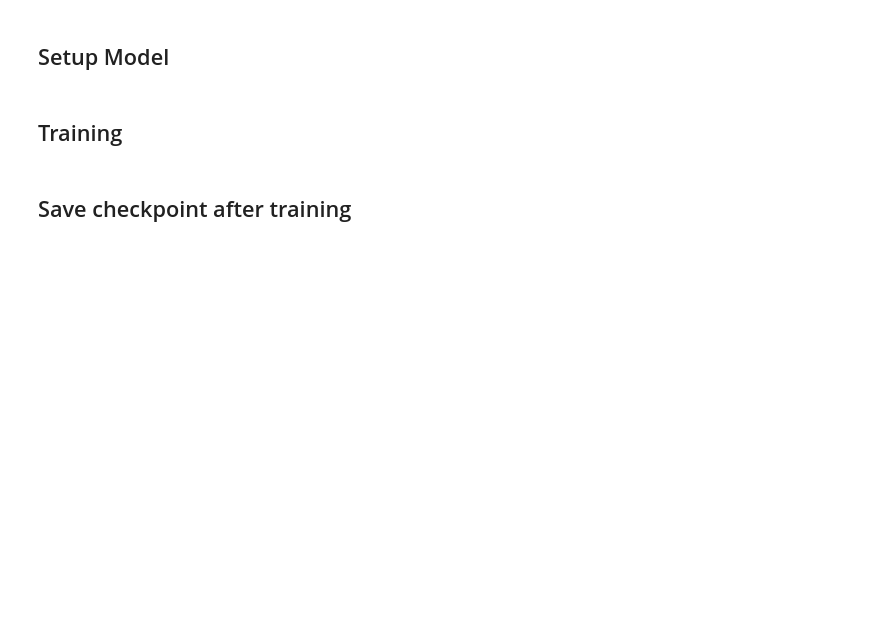
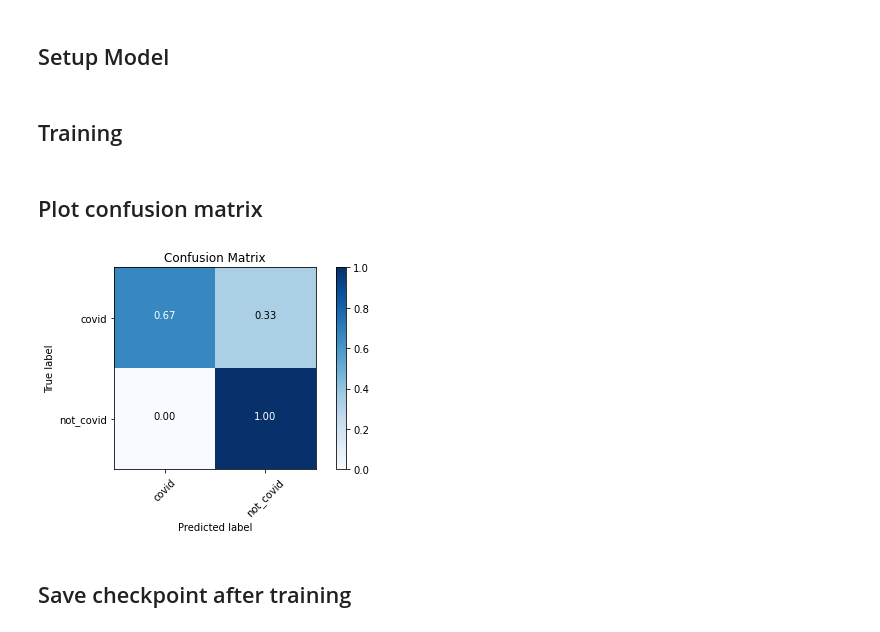
Before and after one commit to Klangio/covid-19-cough-classification, a Jupyter notebook: 002_training.ipynb, the cells around one changed output. Cells and saved outputs as stored; diff of their text form; code cells hidden in the pictures; blank space fills up the shorter version.

Commit message:
add Confusion Matrix

```diff
--- a/002_training.ipynb
+++ b/002_training.ipynb
@@ -172,6 +175,17 @@ writer.close()
 
 # open tensorboard
 # tensorboard --logdir logs
+# %% [markdown]
+## Plot confusion matrix
+# %%
+model.eval()
+with torch.no_grad():
+    outputs = model(torch.tensor(X_test))
+    predictions = torch.argmax(outputs.data, 1)
+
+plot_confusion_matrix(y_test, predictions, encoder.classes_)
+# %% [output]
+[figure, added]
 # %% [markdown]
 ## Save checkpoint after training
 # %%
```
Also changed, not shown: parts of 5 cells of this notebook, 7 other files.
